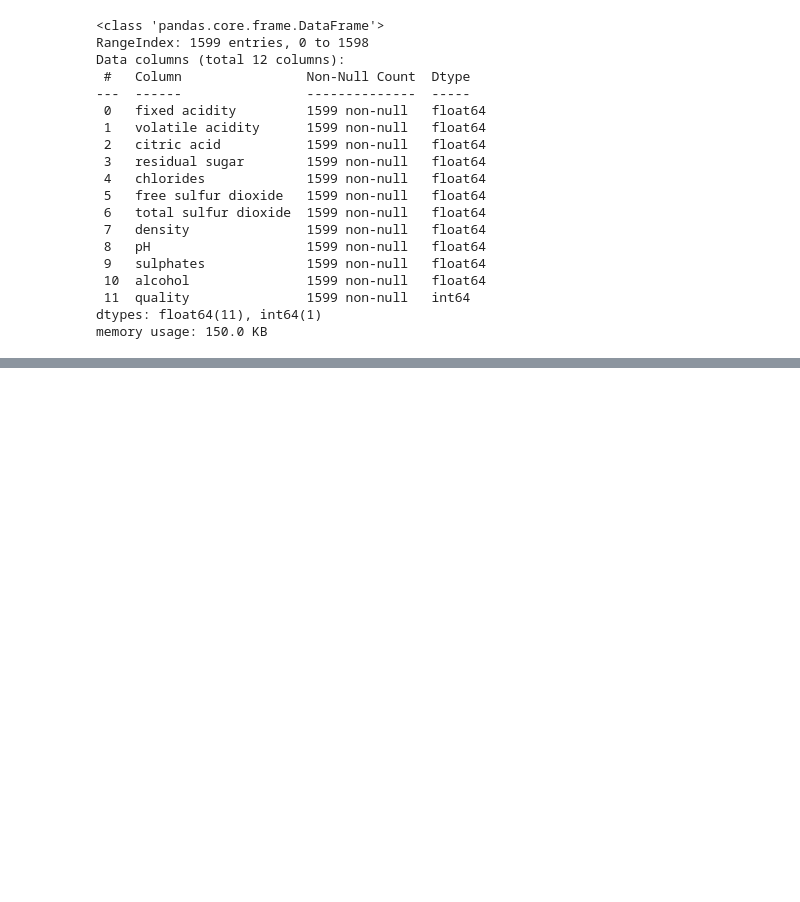
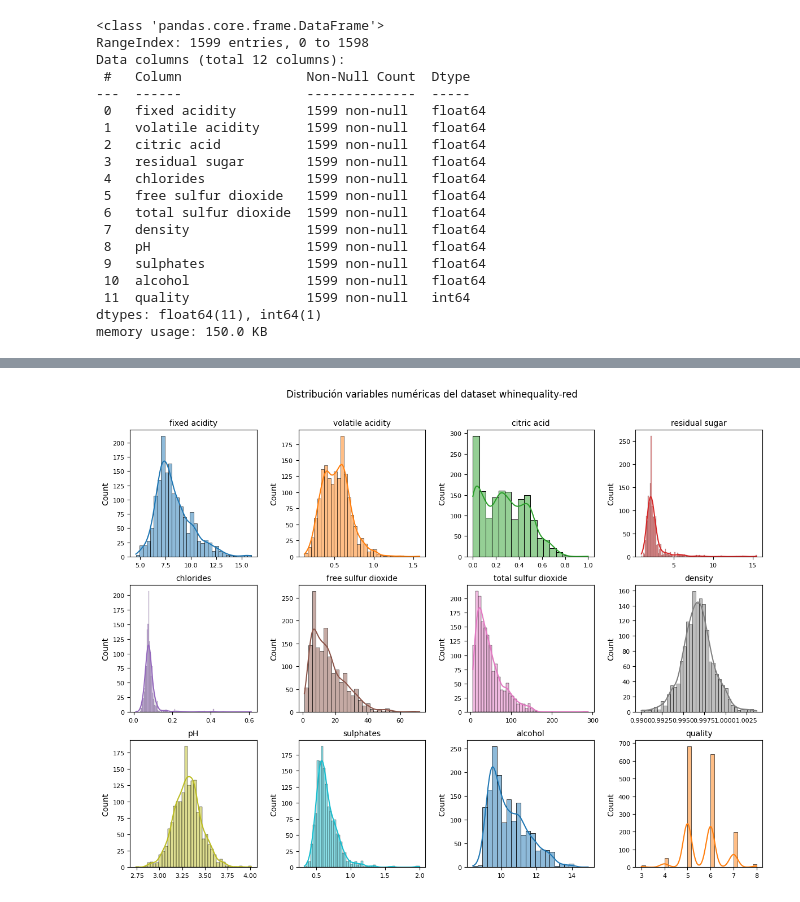
Before and after one commit to Heyder07/VisualBigData, a Jupyter notebook: 6. Trabajos extraclase/Challenge_2_Intermedio.ipynb, the cells around one changed output, grey strips where cells are left out. Saved outputs shown, nothing was run; the diff lists cells and outputs as text; code cells hidden in the pictures; blank space fills up the shorter version.

```diff
--- a/6. Trabajos extraclase/Challenge_2_Intermedio.ipynb
+++ b/6. Trabajos extraclase/Challenge_2_Intermedio.ipynb
@@ -87,0 +156,24 @@ memory usage: 150.0 KB
+# %%
+#Gráficos de cada variable
+fig, axes = plt.subplots(nrows=3, ncols=4, figsize=(12, 9))
+axes = axes.flat
+columnas_numeric = df.select_dtypes(include=np.number).columns
+
+for i, colum in enumerate(columnas_numeric):
+    sns.histplot(
+        data    = df,
+        x       = colum,
+        stat    = "count",
+        kde     = True,
+        color   = (list(plt.rcParams['axes.prop_cycle'])*2)[i]["color"],
+        ax      = axes[i]
+    )
+    axes[i].set_title(colum, fontsize = 10)
+    axes[i].tick_params(labelsize = 8)
+    axes[i].set_xlabel("")
+
+fig.tight_layout()
+plt.subplots_adjust(top = 0.9)
+fig.suptitle('Distribución variables numéricas del dataset whinequality-red', fontsize = 12);
+# %% [output]
+[figure, added]
```
Also changed, not shown: parts of 4 cells of this notebook.
